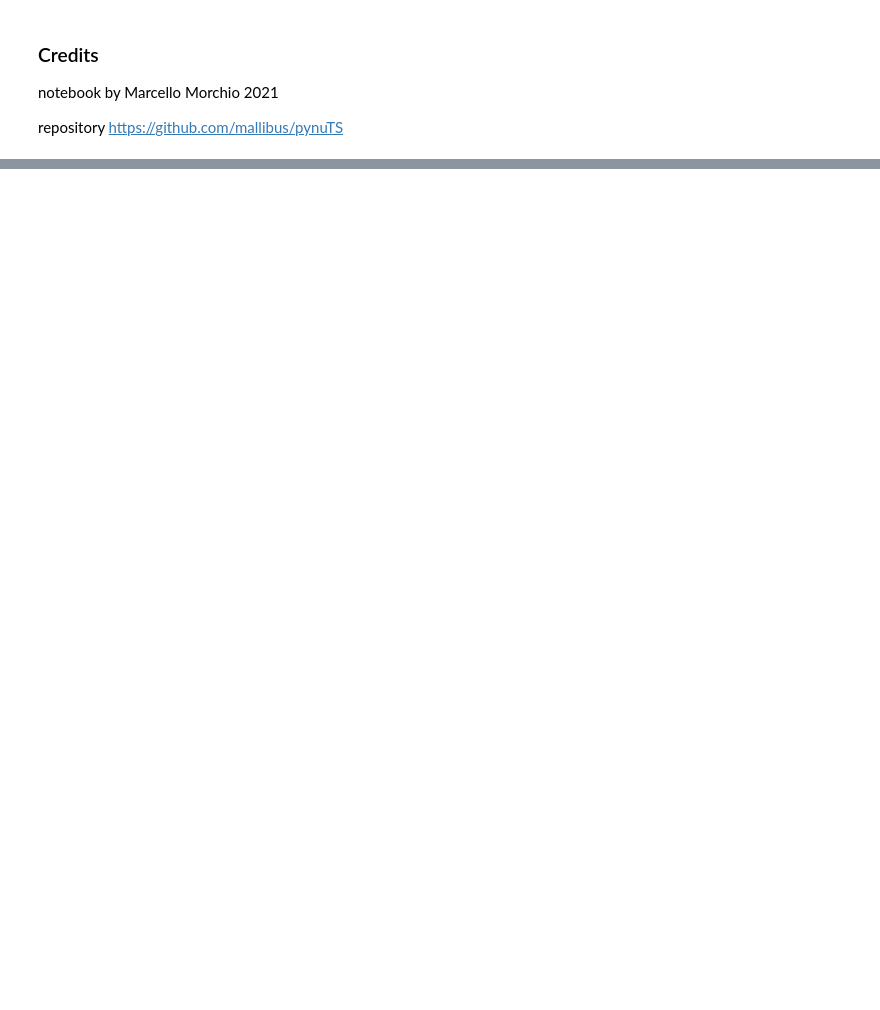
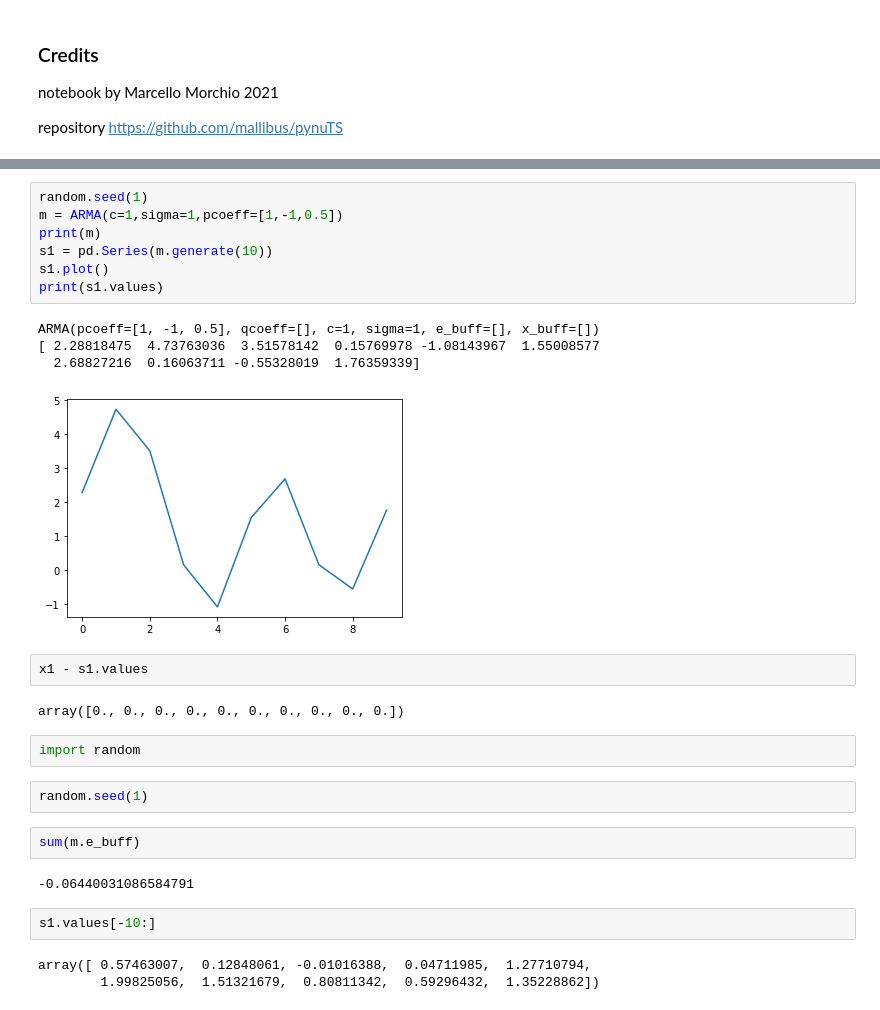
Before and after one commit to nickprock/pynuTS, a Jupyter notebook: demos/experiments for generator.ipynb, the cells around one changed output, grey strips where cells are left out. Cells and saved outputs as stored; diff of their text form; blank space fills up the shorter version.

Commit message:
test for ar, ma and arma

```diff
--- a/demos/experiments for generator.ipynb
+++ b/demos/experiments for generator.ipynb
@@ -128,0 +142,29 @@ repository https://github.com/mallibus/pynuTS
+# %%
+random.seed(1)
+m = ARMA(c=1,sigma=1,pcoeff=[1,-1,0.5])
+print(m)
+s1 = pd.Series(m.generate(10))
+s1.plot()
+print(s1.values)
+# %% [output]
+ARMA(pcoeff=[1, -1, 0.5], qcoeff=[], c=1, sigma=1, e_buff=[], x_buff=[])
+[ 2.28818475  4.73763036  3.51578142  0.15769978 -1.08143967  1.55008577
+  2.68827216  0.16063711 -0.55328019  1.76359339]
+[figure, added]
+# %%
+x1 - s1.values
+# %% [output]
+array([0., 0., 0., 0., 0., 0., 0., 0., 0., 0.])
+# %%
+import random
+# %%
+random.seed(1)
+# %%
+sum(m.e_buff)
+# %% [output]
+-0.06440031086584791
+# %%
+s1.values[-10:]
+# %% [output]
+array([ 0.57463007,  0.12848061, -0.01016388,  0.04711985,  1.27710794,
+        1.99825056,  1.51321679,  0.80811342,  0.59296432,  1.35228862])
```
Also changed, not shown: parts of 22 cells of this notebook, 2 other files.
